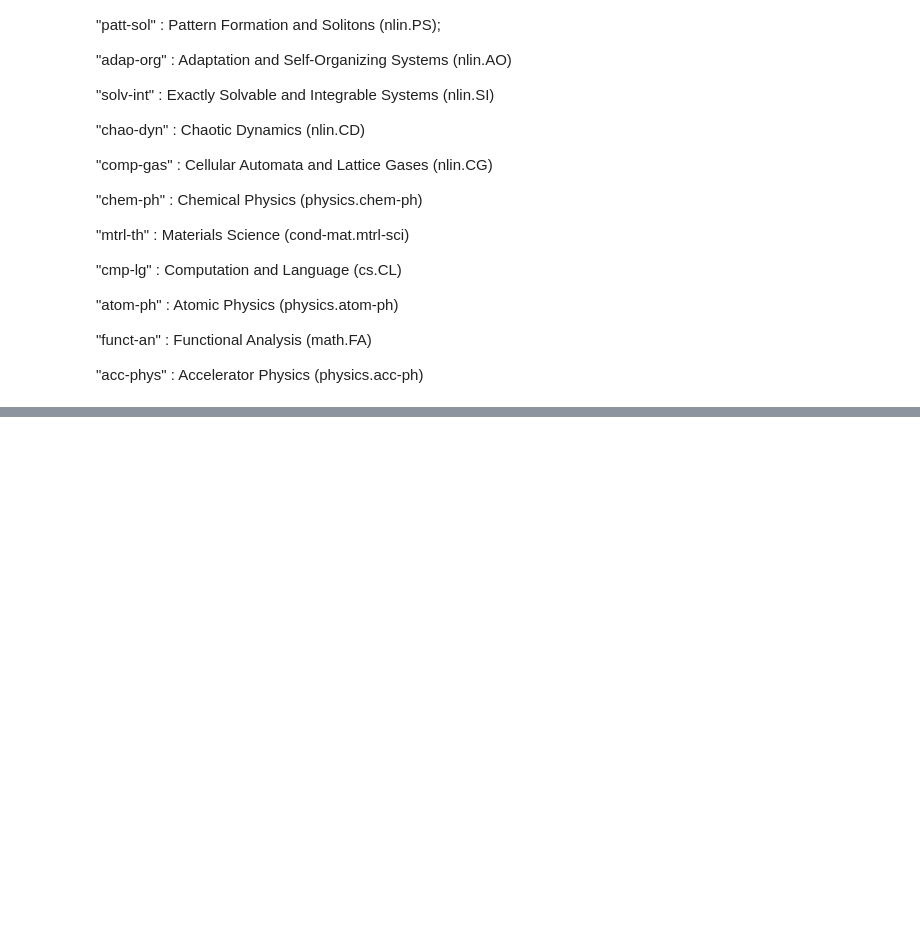
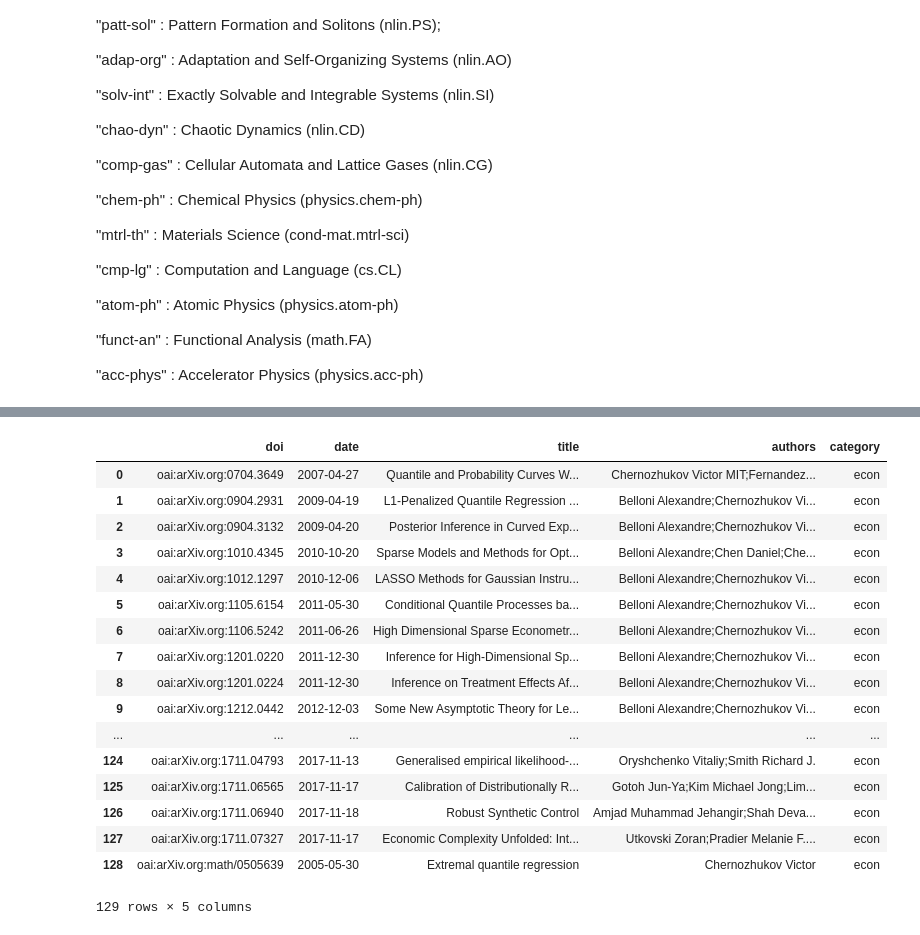
Before and after one commit to tunguyen17/arxiv_Web_scraping, a Jupyter notebook: new_scrape.ipynb, the cells around one changed output, grey strips where cells are left out. Cells and saved outputs as stored; diff of their text form; code cells hidden in the pictures; blank space fills up the shorter version.

Commit message:
Find a way to scrape all the data

```diff
--- a/new_scrape.ipynb
+++ b/new_scrape.ipynb
@@ -48,6 +53,3 @@ all_cat = [sp.text for sp in soup.findAll("setSpec")]
 f = open("all_cat_v01.txt", "w")
 f.write(",".join(all_cat))
 f.close()
-# %%
-base_url = "http://export.arxiv.org/oai2?verb=ListRecords&"
-url = base_url + "set={}&metadataPrefix=arXiv".format("math")
@@ -60,2 +55,0 @@ a = [i for i in soup.findAll("record")]
-# %%
-record = a[0]
@@ -93,0 +125,6 @@ Westermann and Hendrickson.
+# %%
+master_df = pd.DataFrame(columns=("doi", "date", "title", "authors", "category"))
+for i in all_cat:
+    print(i)
+    df = scrape(i)
+    master_df = master_df.append(df, ignore_index = True)
@@ -93,0 +151,21 @@ Westermann and Hendrickson.
+# %%
+df
+# %% [output]
+|  | doi | date | title | authors | category |
+| 0 | oai:arXiv.org:0704.3649 | 2007-04-27 | Quantile and Probability Curves W... | Chernozhukov Victor MIT;Fernandez... | econ |
+| 1 | oai:arXiv.org:0904.2931 | 2009-04-19 | L1-Penalized Quantile Regression ... | Belloni Alexandre;Chernozhukov Vi... | econ |
+| 2 | oai:arXiv.org:0904.3132 | 2009-04-20 | Posterior Inference in Curved Exp... | Belloni Alexandre;Chernozhukov Vi... | econ |
+| 3 | oai:arXiv.org:1010.4345 | 2010-10-20 | Sparse Models and Methods for Opt... | Belloni Alexandre;Chen Daniel;Che... | econ |
+| 4 | oai:arXiv.org:1012.1297 | 2010-12-06 | LASSO Methods for Gaussian Instru... | Belloni Alexandre;Chernozhukov Vi... | econ |
+| 5 | oai:arXiv.org:1105.6154 | 2011-05-30 | Conditional Quantile Processes ba... | Belloni Alexandre;Chernozhukov Vi... | econ |
+| 6 | oai:arXiv.org:1106.5242 | 2011-06-26 | High Dimensional Sparse Econometr... | Belloni Alexandre;Chernozhukov Vi... | econ |
+| 7 | oai:arXiv.org:1201.0220 | 2011-12-30 | Inference for High-Dimensional Sp... | Belloni Alexandre;Chernozhukov Vi... | econ |
+| 8 | oai:arXiv.org:1201.0224 | 2011-12-30 | Inference on Treatment Effects Af... | Belloni Alexandre;Chernozhukov Vi... | econ |
+| 9 | oai:arXiv.org:1212.0442 | 2012-12-03 | Some New Asymptotic Theory for Le... | Belloni Alexandre;Chernozhukov Vi... | econ |
+| ... | ... | ... | ... | ... | ... |
+| 124 | oai:arXiv.org:1711.04793 | 2017-11-13 | Generalised empirical likelihood-... | Oryshchenko Vitaliy;Smith Richard J. | econ |
+| 125 | oai:arXiv.org:1711.06565 | 2017-11-17 | Calibration of Distributionally R... | Gotoh Jun-Ya;Kim Michael Jong;Lim... | econ |
+| 126 | oai:arXiv.org:1711.06940 | 2017-11-18 | Robust Synthetic Control | Amjad Muhammad Jehangir;Shah Deva... | econ |
+| 127 | oai:arXiv.org:1711.07327 | 2017-11-17 | Economic Complexity Unfolded: Int... | Utkovski Zoran;Pradier Melanie F.... | econ |
+| 128 | oai:arXiv.org:math/0505639 | 2005-05-30 | Extremal quantile regression | Chernozhukov Victor | econ |
+129 rows × 5 columns
```
Also changed, not shown: parts of 11 cells of this notebook, 1 other file.
